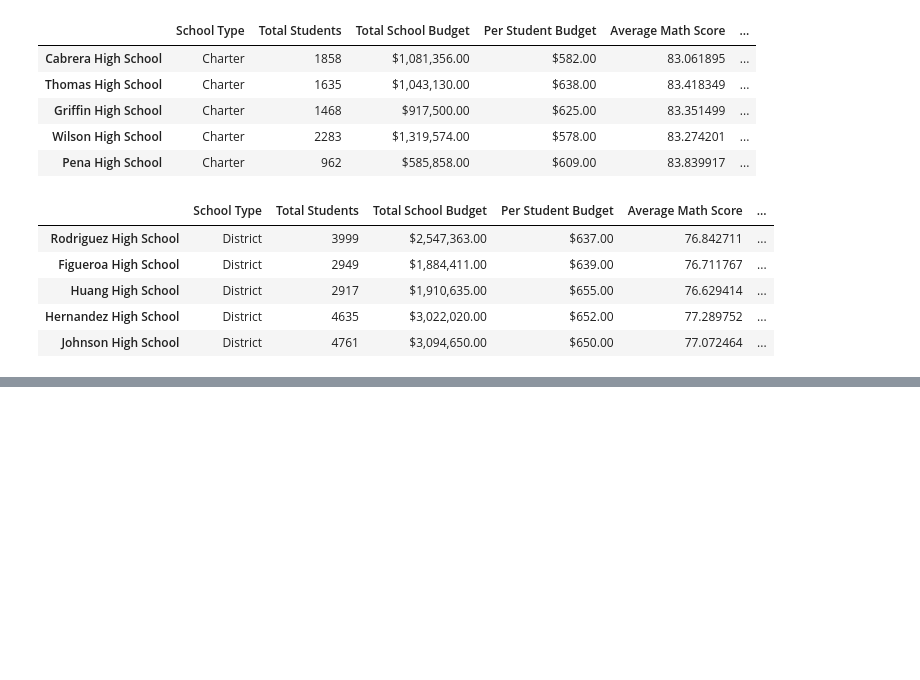
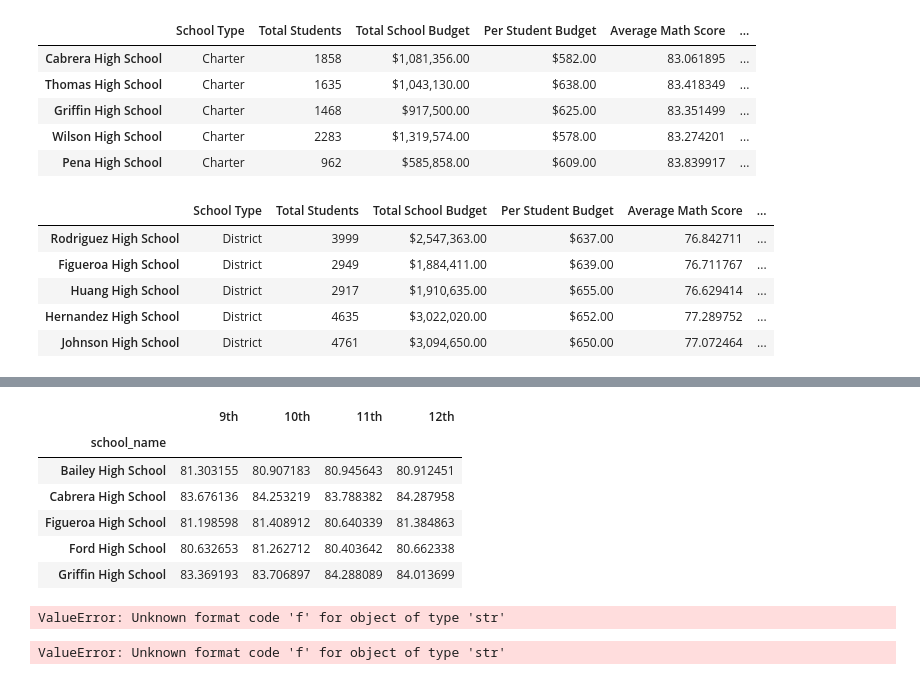
Before and after one commit to Kyle2Miles93/School_District_Analysis, a Jupyter notebook: PyCitySchools.ipynb, the cells around one changed output, grey strips where cells are left out. Drawn from its saved outputs; the diff is of its cells as text; code cells hidden in the pictures; blank space fills up the shorter version.

```diff
--- a/PyCitySchools.ipynb
+++ b/PyCitySchools.ipynb
@@ -1015,0 +1090,9 @@ bottom_schools.head()
+# %%
+# group each school Series by the school names for the average reading scores.
+ninth_grade_reading_scores = ninth_graders.groupby(["school_name"]).mean()["reading_score"]
+
+tenth_grade_reading_scores = tenth_graders.groupby(["school_name"]).mean()["reading_score"]
+
+eleventh_grade_reading_scores = eleventh_graders.groupby(["school_name"]).mean()["reading_score"]
+
+twelfth_grade_reading_scores = twelfth_graders.groupby(["school_name"]).mean()["reading_score"]
@@ -1015,0 +1135,54 @@ bottom_schools.head()
+# %%
+# Combine reading scores in each Series by school into a new DataFrame
+reading_scores_by_grade = pd.DataFrame({
+    "9th": ninth_grade_reading_scores,
+    "10th": tenth_grade_reading_scores,
+    "11th": eleventh_grade_reading_scores,
+    "12th": twelfth_grade_reading_scores,})
+reading_scores_by_grade.head()
+# %% [output]
+|  | 9th | 10th | 11th | 12th |
+| school_name |  |  |  |  |
+| Bailey High School | 81.303155 | 80.907183 | 80.945643 | 80.912451 |
+| Cabrera High School | 83.676136 | 84.253219 | 83.788382 | 84.287958 |
+| Figueroa High School | 81.198598 | 81.408912 | 80.640339 | 81.384863 |
+| Ford High School | 80.632653 | 81.262712 | 80.403642 | 80.662338 |
+| Griffin High School | 83.369193 | 83.706897 | 84.288089 | 84.013699 |
+# %%
+# Format each grade column.
+math_scores_by_grade["9th"] = math_scores_by_grade["9th"].map("{:.1f}".format)
+math_scores_by_grade["10th"] = math_scores_by_grade["10th"].map("{:.1f}".format)
+math_scores_by_grade["11th"] = math_scores_by_grade["11th"].map("{:.1f}".format)
+math_scores_by_grade["12th"] = math_scores_by_grade["12th"].map("{:.1f}".format)
+
+# make sure the columns are in the correct order
+math_scores_by_grade = math_scores_by_grade[
+    ["9th", "10th", "11th", "12th"]]
+
+# Remove the index name
+math_scores_by_grade.index.name = None
+
+# Display the DataFrame
+math_scores_by_grade.head()
+# %% [output]
+ValueError: Unknown format code 'f' for object of type 'str'
+# %%
+  # Format each grade column.
+  reading_scores_by_grade["9th"] = reading_scores_by_grade["9th"].map("{:,.1f}".format)
+
+  reading_scores_by_grade["10th"] = reading_scores_by_grade["10th"].map("{:,.1f}".format)
+
+  reading_scores_by_grade["11th"] = reading_scores_by_grade["11th"].map("{:,.1f}".format)
+
+  reading_scores_by_grade["12th"] = reading_scores_by_grade["12th"].map("{:,.1f}".format)
+
+  # Make sure the columns are in the correct order.
+  reading_scores_by_grade = reading_scores_by_grade[
+                 ["9th", "10th", "11th", "12th"]]
+
+  # Remove the index name.
+  reading_scores_by_grade.index.name = None
+  # Display the data frame.
+  reading_scores_by_grade.head()
+# %% [output]
+ValueError: Unknown format code 'f' for object of type 'str'
```
Also changed, not shown: parts of 7 cells of this notebook.
